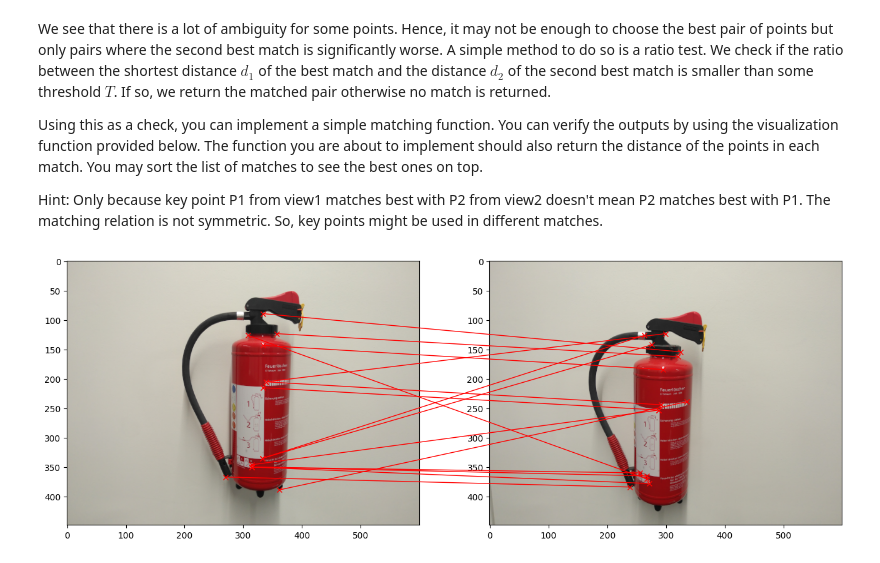
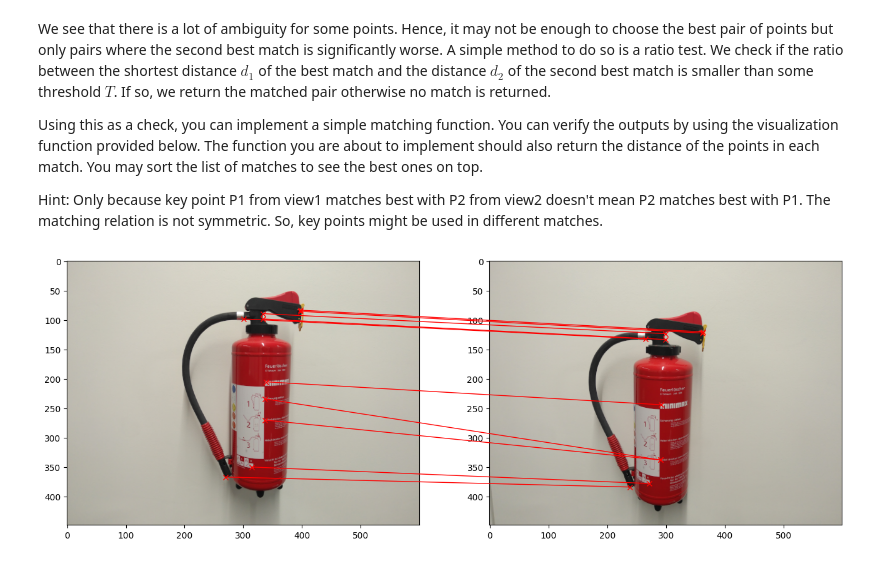
Before and after one commit to smitha13798/3dcv-students_Group4, a Jupyter notebook: 4.0-tl-feature-matching.ipynb, the cells around one changed output. Drawn from its saved outputs; the diff is of its cells as text; code cells hidden in the pictures.

```diff
--- a/4.0-tl-feature-matching.ipynb
+++ b/4.0-tl-feature-matching.ipynb
@@ -22,10 +22,8 @@ from scipy import signal
 # %%
 # Load images and resize
 
-view1 = np.array(Image.open("C:/Users/Javier/Documents/HeidelbergUniversity/Computer_vision/3dcv/data/exercise3/view1.png")) / 255
-view2 = np.array(Image.open("C:/Users/Javier/Documents/HeidelbergUniversity/Computer_vision/3dcv/data/exercise3/view2.png")) / 255
-#view1 = np.array(Image.open("/data/exercise3/view1.png")) / 255
-#view2 = np.array(Image.open("/data/exercise3/view2.png")) / 255
+view1 = np.array(Image.open("/data/exercise3/view1.png")) / 255
+view2 = np.array(Image.open("/data/exercise3/view2.png")) / 255
 
 # Check resolution
 print(f"View 1 resolution: {view1.shape[0]}x{view1.shape[1]}")
@@ -257,7 +249,7 @@ def extract_patches(img, keypoints, angles, patch_size=16):
 
     # TODO: add padding such that also patches at the borders can be extracted
     pad_size =patch_size // 2
-    padded_img = np.pad(monochrome_img, pad_size, mode='reflect')
+    padded_img = np.pad(monochrome_img, pad_size, mode='constant', constant_values=0)
     # TODO: extract patches
     patches = []
     for (x,y), angle in zip(keypoints, angles):
@@ -266,7 +258,7 @@ def extract_patches(img, keypoints, angles, patch_size=16):
         patch = padded_img[y_padded - pad_size:y_padded + pad_size, x_padded - pad_size:x_padded + pad_size]
 
         # Rotate the patch
-        rotated_patch = rotate(patch, angle, resize=False, mode = 'reflect',cval = 0)
+        rotated_patch = rotate(patch, angle, resize=False)
 
         # Crop the patch to the desired size
         start = (rotated_patch.shape[0] - patch_size) // 2
@@ -327,7 +319,6 @@ def get_gradient_orientations(grad_patches_x: npt.ArrayLike, grad_patches_y: npt
     :param grad_patches_y: gradient patch in y direction [number of keypoints, patch_size, patch_size]
     :return array with the gradient orientations [number of keypoints, patch_size, patch_size]
     """
-    # TODO: implement it
     return np.arctan2(grad_patches_y, grad_patches_x)
 
 def get_gradient_magnitudes(grad_patches_x: npt.ArrayLike, grad_patches_y: npt.ArrayLike) -> np.ndarray:
@@ -337,7 +328,6 @@ def get_gradient_magnitudes(grad_patches_x: npt.ArrayLike, grad_patches_y: npt.A
     :param grad_patches_y: gradient patch in y direction [number of keypoints, patch_size, patch_size]
     :return array with the gradient magnitudes [number of keypoints, patch_size, patch_size]
     """
-    # TODO: implement it
     return np.sqrt(grad_patches_x**2 + grad_patches_y**2)
 def add_magnitude_weighting(magnitudes: npt.ArrayLike, patch_size: int):
     """Add weighting for the magnitudes (with get_gaussian_weights() function).
@@ -346,10 +336,12 @@ def add_magnitude_weighting(magnitudes: npt.ArrayLike, patch_size: int):
     :param patch_size: patch size
     :return array with weighted magnitudes [number of keypoints, patch_size, patch_size]
     """
-    # TODO: implement it
-    std = patch_size / 6  # Common choice for std is patch_size / 6
-    weights = get_gaussian_weights(std, patch_size)
-    return magnitudes * weights
+    gaussian_kernel = get_gaussian_weights(patch_size*0.5,patch_size)
+    weighted_magnitudes = np.zeros(np.shape(magnitudes))
+    for i in range(np.shape(magnitudes)[0]):
+        weighted_magnitudes[i] = convolve(magnitudes[i],gaussian_kernel)
+    return weighted_magnitudes
+
 def create_features(keypoints: npt.ArrayLike, magnitudes: npt.ArrayLike, orientations: npt.ArrayLike, patch_size: int, cell_size: int, histogram_bins: int) -> np.ndarray:
     """Create feature vectors.
 
@@ -361,7 +353,6 @@ def create_features(keypoints: npt.ArrayLike, magnitudes: npt.ArrayLike, orienta
     :param histogram_bins: histogram_bins
     :return array with feature vectors [number of keypoints, feature vector size]
     """
-    # TODO: implement it
     num_keypoints = keypoints.shape[0]
     num_cells = patch_size // cell_size
     features = np.zeros((num_keypoints, num_cells, num_cells, histogram_bins))
@@ -564,14 +549,14 @@ def match_keypoints(features_view1, features_view2, threshold=0.7):
 # %%
 matches, match_distances = match_keypoints(features["view1"], features["view2"])
 
 # sort matches by distance
 match_distances, sorted_matches= zip(*sorted(zip(match_distances, matches)))
 
 # choose k best matches
-k = 30
-top_k_matches = sorted_matches[0:k]
+k = 10
+top_k_matches = sorted_matches[:k]
 
 # visualize
 plot_matches(view1, view2, keypoints["view1"][0], keypoints["view2"][0], top_k_matches)
 # %% [output]
-[figure, old version]
+[figure, new version]
```
Also changed, not shown: parts of 7 cells of this notebook.
